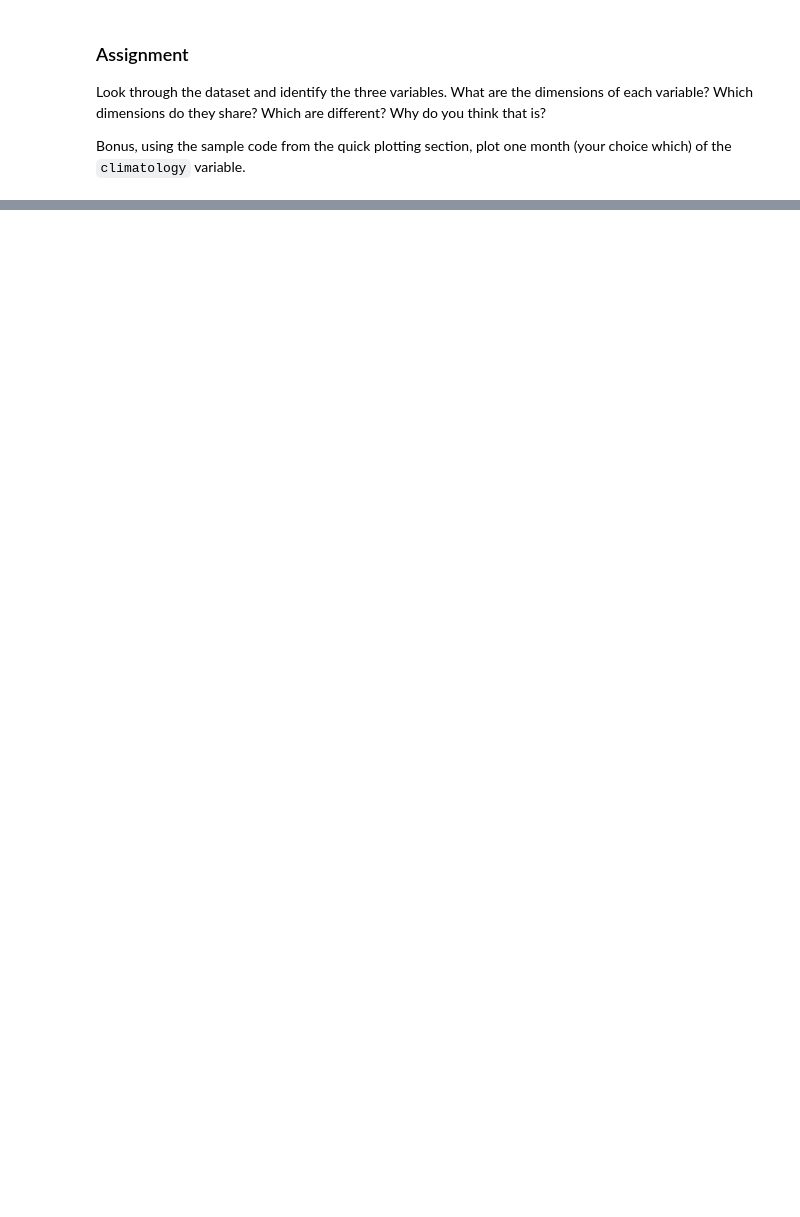
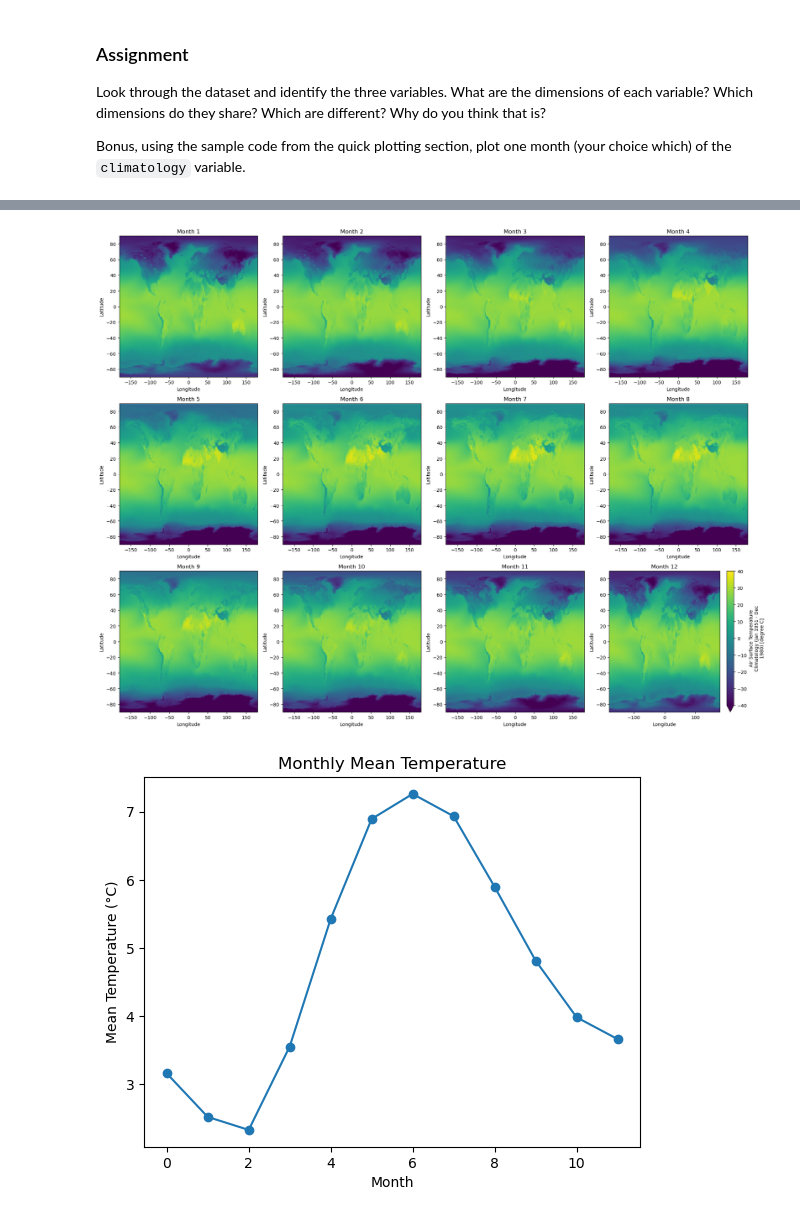
Before and after one commit to davidpaul24/CFR-2024, a Jupyter notebook: module_climate/03_data-in-3D.ipynb, the cells around one changed output, grey strips where cells are left out. Drawn from its saved outputs; the diff is of its cells as text; code cells hidden in the pictures; blank space fills up the shorter version.

```diff
--- a/module_climate/03_data-in-3D.ipynb
+++ b/module_climate/03_data-in-3D.ipynb
@@ -271,0 +290,53 @@ Bonus, using the sample code from the quick plotting section, plot one month (yo
+# %%
+# Create a figure with subplots for each month
+fig, axes = plt.subplots(3, 4, figsize=(20, 15), subplot_kw={'projection': None})
+axes = axes.flatten()
+
+# Plot each month
+for i in range(12):
+    monthly_climatology = DS.climatology.isel(month_number=i)
+    ax = axes[i]
+    im = monthly_climatology.plot(ax=ax, cmap='viridis', vmin=-40, vmax=40, add_colorbar=(i == 11))
+    ax.set_title(f'Month {i+1}')
+    ax.set_xlabel('Longitude')
+    ax.set_ylabel('Latitude')
+
+# Adjust layout
+plt.tight_layout()
+plt.show()
+
+# Monthly Mean Temperature
+monthly_mean = DS.climatology.mean(dim=['latitude', 'longitude'])
+monthly_mean.plot(marker='o')
+plt.title('Monthly Mean Temperature')
+plt.xlabel('Month')
+plt.ylabel('Mean Temperature (°C)')
+plt.show()
+
+# Temperature Difference Between Months
+monthly_diff = DS.climatology.diff(dim='month_number')
+fig, axes = plt.subplots(3, 4, figsize=(20, 15), subplot_kw={'projection': None})
+axes = axes.flatten()
+
+for i in range(11):
+    diff_climatology = monthly_diff.isel(month_number=i)
+    ax = axes[i]
+    im = diff_climatology.plot(ax=ax, cmap='bwr', add_colorbar=(i == 10))
+    ax.set_title(f'Difference: Month {i+1} to {i+2}')
+    ax.set_xlabel('Longitude')
+    ax.set_ylabel('Latitude')
+
+plt.tight_layout()
+plt.show()
+
+# Standard Deviation of Temperature Across Months
+monthly_std = DS.climatology.std(dim='month_number')
+plt.figure(figsize=(10, 6))
+monthly_std.plot(cmap='viridis')
+plt.title('Standard Deviation of Monthly Temperature')
+plt.xlabel('Longitude')
+plt.ylabel('Latitude')
+plt.show()
+# %% [output]
+[figure, added]
+[figure, added]
```
Also changed, not shown: parts of 6 cells of this notebook.
